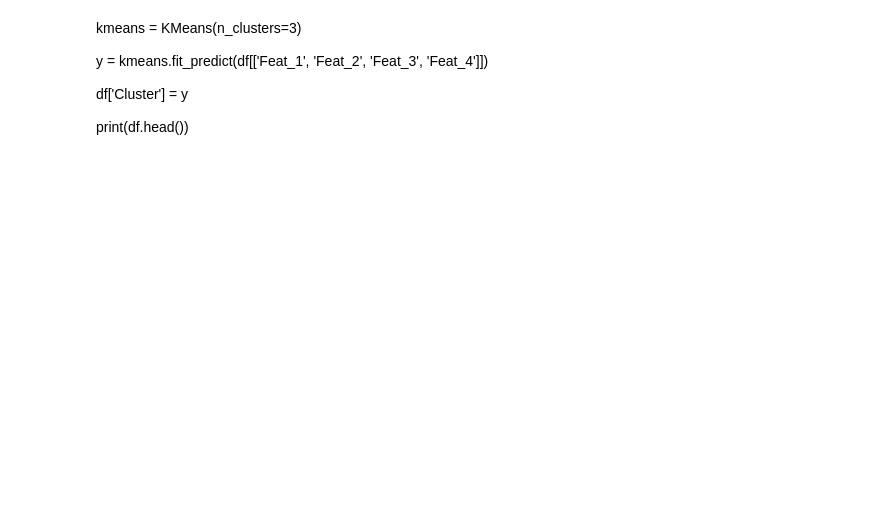
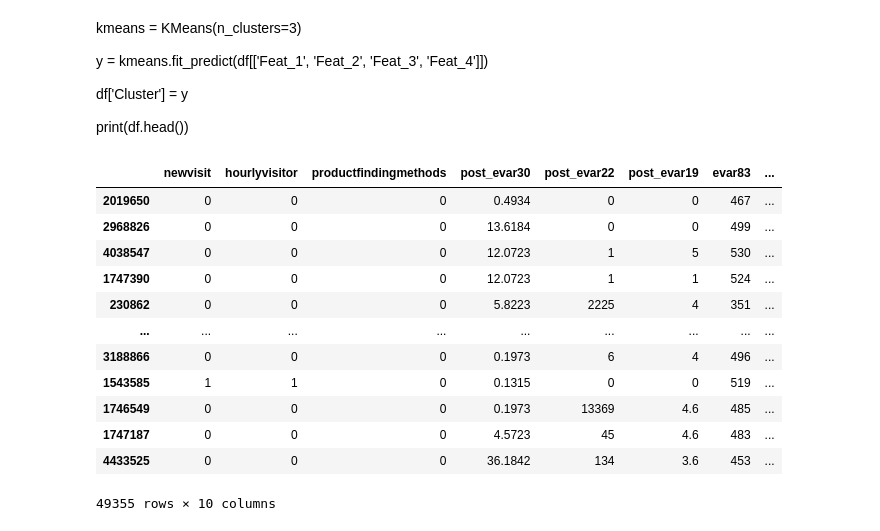
Before and after one commit to toriwang24/M148, a Jupyter notebook: Logistic and K Means Clustering With Subsetting.ipynb, the cells around one changed output. Cells and saved outputs as stored; diff of their text form; code cells hidden in the pictures; blank space fills up the shorter version.

```diff
--- a/Logistic and K Means Clustering With Subsetting.ipynb
+++ b/Logistic and K Means Clustering With Subsetting.ipynb
@@ -161,3 +180,19 @@ df= df_subset.drop(['evar23', 'ip','visitday'], axis=1)
+# %%
+df
+# %% [output]
+|  | newvisit | hourlyvisitor | productfindingmethods | post_evar30 | post_evar22 | post_evar19 | evar83 | ... |
+| 2019650 | 0 | 0 | 0 | 0.4934 | 0 | 0 | 467 | ... |
+| 2968826 | 0 | 0 | 0 | 13.6184 | 0 | 0 | 499 | ... |
+| 4038547 | 0 | 0 | 0 | 12.0723 | 1 | 5 | 530 | ... |
+| 1747390 | 0 | 0 | 0 | 12.0723 | 1 | 1 | 524 | ... |
+| 230862 | 0 | 0 | 0 | 5.8223 | 2225 | 4 | 351 | ... |
+| ... | ... | ... | ... | ... | ... | ... | ... | ... |
+| 3188866 | 0 | 0 | 0 | 0.1973 | 6 | 4 | 496 | ... |
+| 1543585 | 1 | 1 | 0 | 0.1315 | 0 | 0 | 519 | ... |
+| 1746549 | 0 | 0 | 0 | 0.1973 | 13369 | 4.6 | 485 | ... |
+| 1747187 | 0 | 0 | 0 | 4.5723 | 45 | 4.6 | 483 | ... |
+| 4433525 | 0 | 0 | 0 | 36.1842 | 134 | 3.6 | 453 | ... |
+49355 rows × 10 columns
 # %%
 inertias = []
 
```
Also changed, not shown: parts of 14 cells of this notebook.
